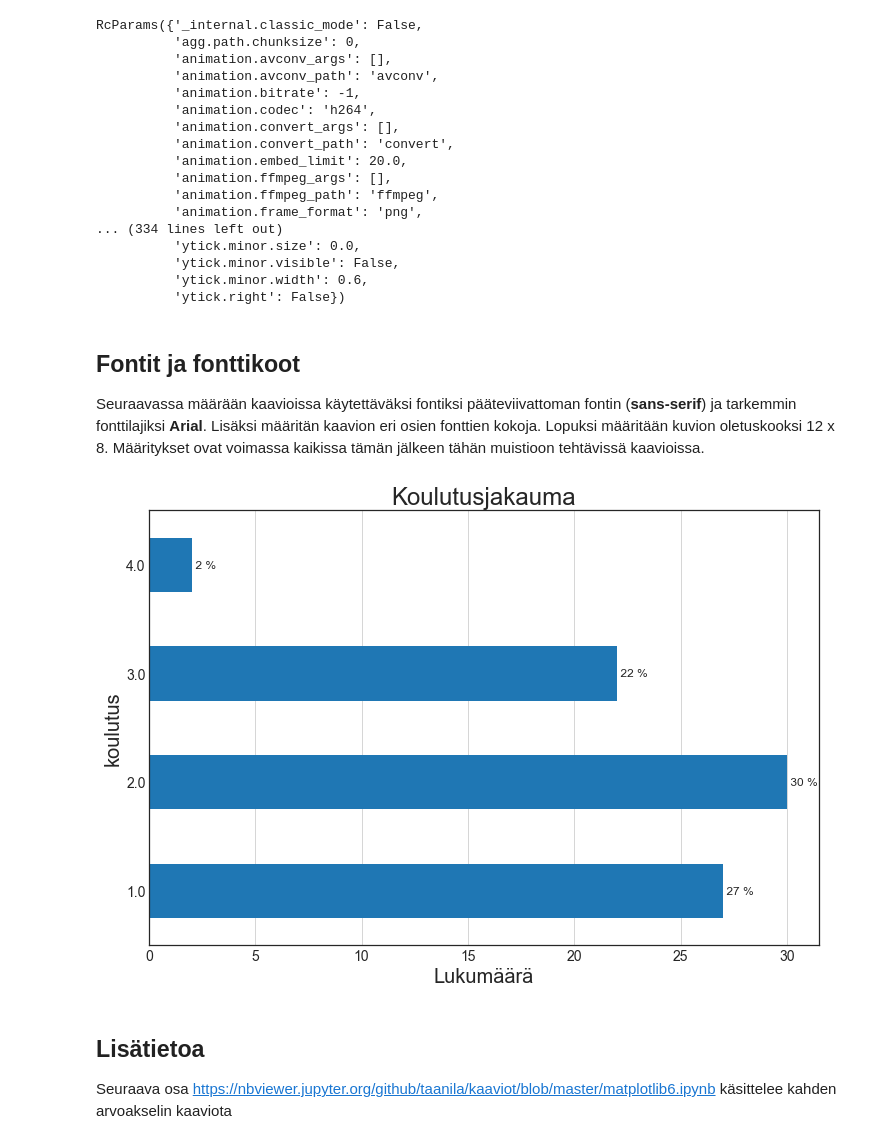
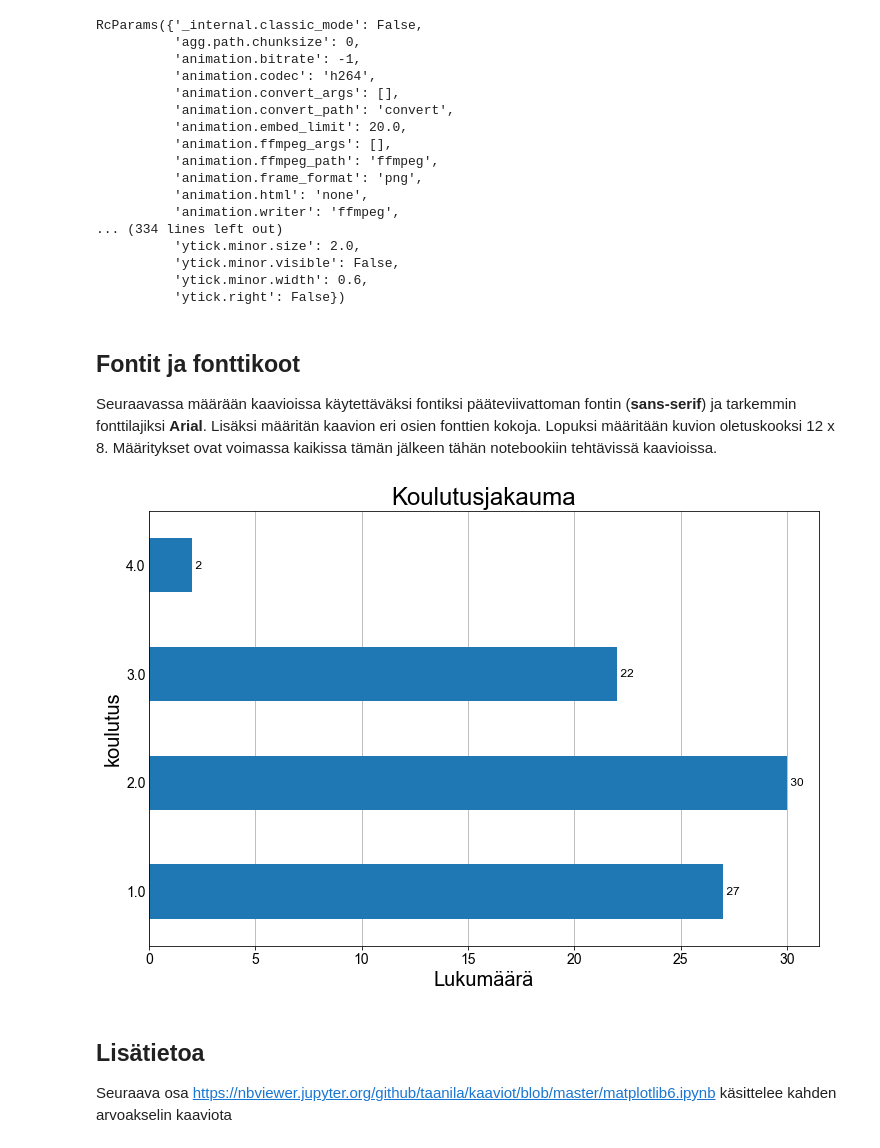
Before and after one commit to taanila/kaaviot, a Jupyter notebook: matplotlib5.ipynb, the cells around one changed output. Saved outputs shown, nothing was run; the diff lists cells and outputs as text; code cells hidden in the pictures.

```diff
--- a/matplotlib5.ipynb
+++ b/matplotlib5.ipynb
@@ -20,17 +21,12 @@ Matplotlib-grafiikassa lukuisilla parametreilla on oletusarvot, joita voi muutta
 # %%
 import pandas as pd
 import matplotlib.pyplot as plt
-
-plt.style.use('seaborn-white')
-
 from matplotlib import rcParams
 
 rcParams
 # %% [output]
 RcParams({'_internal.classic_mode': False,
           'agg.path.chunksize': 0,
-          'animation.avconv_args': [],
-          'animation.avconv_path': 'avconv',
           'animation.bitrate': -1,
           'animation.codec': 'h264',
           'animation.convert_args': [],
@@ -39,15 +35,17 @@ RcParams({'_internal.classic_mode': False,
           'animation.ffmpeg_args': [],
           'animation.ffmpeg_path': 'ffmpeg',
           'animation.frame_format': 'png',
+          'animation.html': 'none',
+          'animation.writer': 'ffmpeg',
 ... (334 lines left out)
-          'ytick.minor.size': 0.0,
+          'ytick.minor.size': 2.0,
           'ytick.minor.visible': False,
           'ytick.minor.width': 0.6,
           'ytick.right': False})
 # %% [markdown]
-## Fontit ja fonttikoot
+<h2>Fontit ja fonttikoot</h2>
 
-Seuraavassa määrään kaavioissa käytettäväksi fontiksi pääteviivattoman fontin (**sans-serif**) ja tarkemmin fonttilajiksi **Arial**. Lisäksi määritän kaavion eri osien fonttien kokoja. Lopuksi määritään kuvion oletuskooksi 12 x 8. Määritykset ovat voimassa kaikissa tämän jälkeen tähän muistioon tehtävissä kaavioissa.
+Seuraavassa määrään kaavioissa käytettäväksi fontiksi pääteviivattoman fontin (<b>sans-serif</b>) ja tarkemmin fonttilajiksi <b>Arial</b>. Lisäksi määritän kaavion eri osien fonttien kokoja. Lopuksi määritään kuvion oletuskooksi 12 x 8. Määritykset ovat voimassa kaikissa tämän jälkeen tähän notebookiin tehtävissä kaavioissa.
 # %%
 rcParams['font.family'] = 'sans-serif'
 rcParams['font.sans-serif'] = ['Arial']
@@ -59,24 +57,26 @@ rcParams['ytick.labelsize'] = 14
 rcParams['legend.fontsize'] = 14
 rcParams['figure.figsize'] = [12, 8]
 # %%
-df = pd.read_excel('http://taanila.fi/data1.xlsx')
+df = pd.read_excel('https://taanila.fi/data1.xlsx')
 
-df1 = pd.crosstab(df['koulutus'], 'f')
+df1 = pd.crosstab(df['koulutus'], 'Lkm')
 
-df1.plot.barh(legend=False)
+df1.plot.barh(legend = False, zorder = 2)
 
 plt.title('Koulutusjakauma')
 plt.xlabel('Lukumäärä')
 
-plt.grid(axis='x')
+plt.grid(axis = 'x')
+plt.tick_params(axis = 'y', length = 0)
 
 for bar in plt.gca().patches:
     x = bar.get_width()
     y = bar.get_y() + bar.get_height() / 2
-    plt.text(x, y, f' {x:.0f} %', va='center')
+    label = '{:.0f}'.format(x)
+    plt.text(x = x, y = y, s = ' ' + label, va = 'center')
 # %% [output]
-[figure, old version]
+[figure, new version]
 # %% [markdown]
-## Lisätietoa
+<h2>Lisätietoa</h2>
 
 Seuraava osa https://nbviewer.jupyter.org/github/taanila/kaaviot/blob/master/matplotlib6.ipynb käsittelee kahden arvoakselin kaaviota
```
Also changed, not shown: parts of 2 cells of this notebook.
